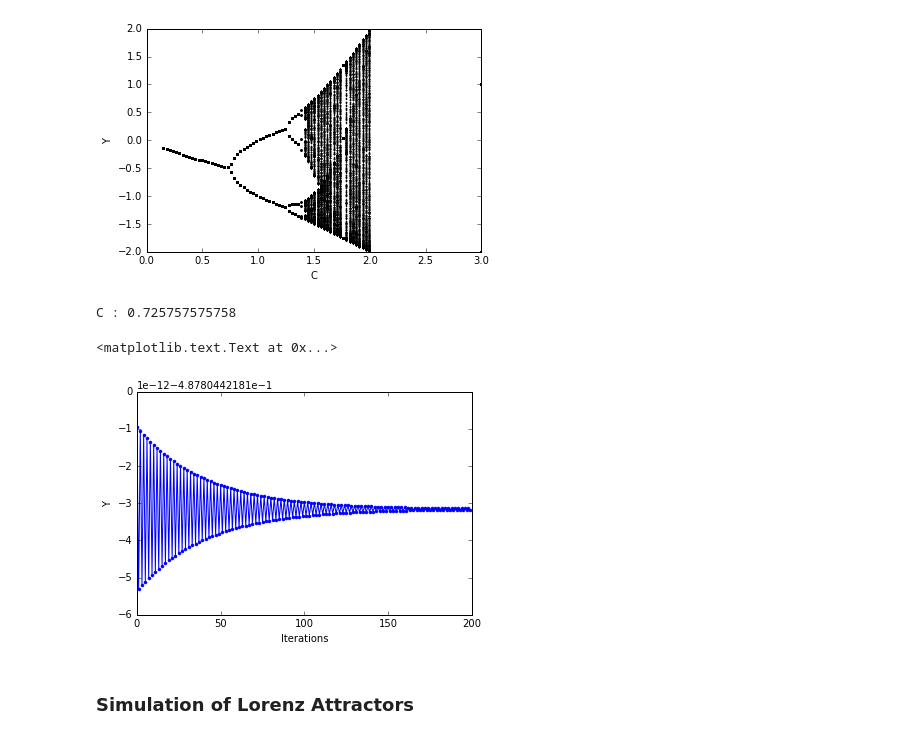
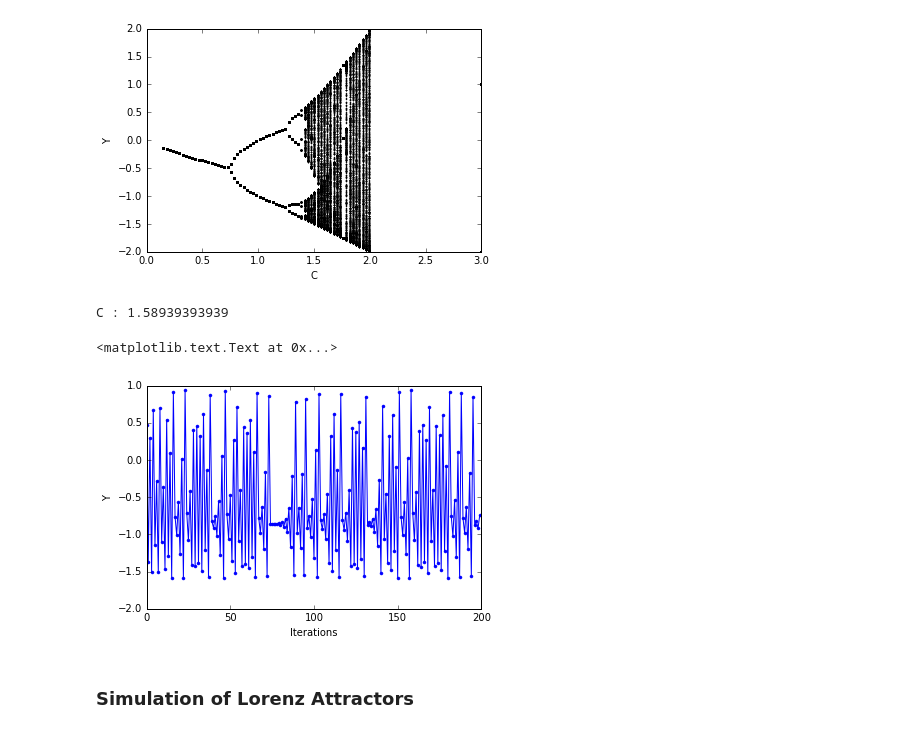
Before and after one commit to sevamoo/data_driven_modeling_2016, a Jupyter notebook: 2_Second_Session_20160927.ipynb, the cells around one changed output. Cells and saved outputs as stored; diff of their text form; code cells hidden in the pictures.

```diff
--- a/2_Second_Session_20160927.ipynb
+++ b/2_Second_Session_20160927.ipynb
@@ -225,15 +227,15 @@ plt.show();
 # %%
 YS = np.asarray(YS)
 #Change this parameter and see how the range of possible values is changing
-which_c = 20
+which_c = 50
 plt.plot(YS[:,which_c][:200],'.-');
 print 'C : {}'.format(C[which_c])
 plt.xlabel('Iterations')
 plt.ylabel('Y')
 # %% [output]
-C : 0.725757575758
+C : 1.58939393939
 <matplotlib.text.Text at 0x...>
-[figure, old version]
+[figure, new version]
 # %% [markdown]
 ### Simulation of Lorenz Attractors
 # %%
```
Also changed, not shown: parts of 23 cells of this notebook, 1 other file.
